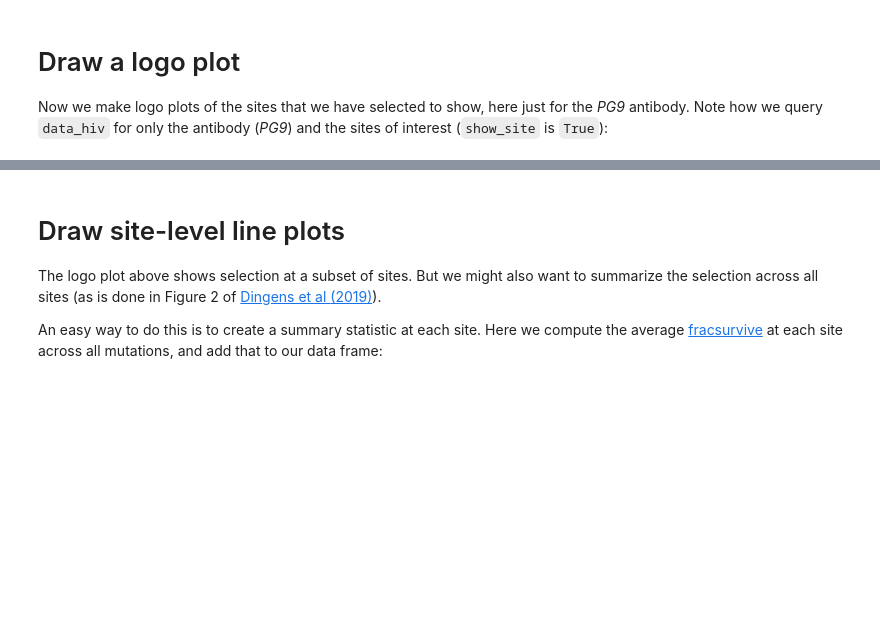
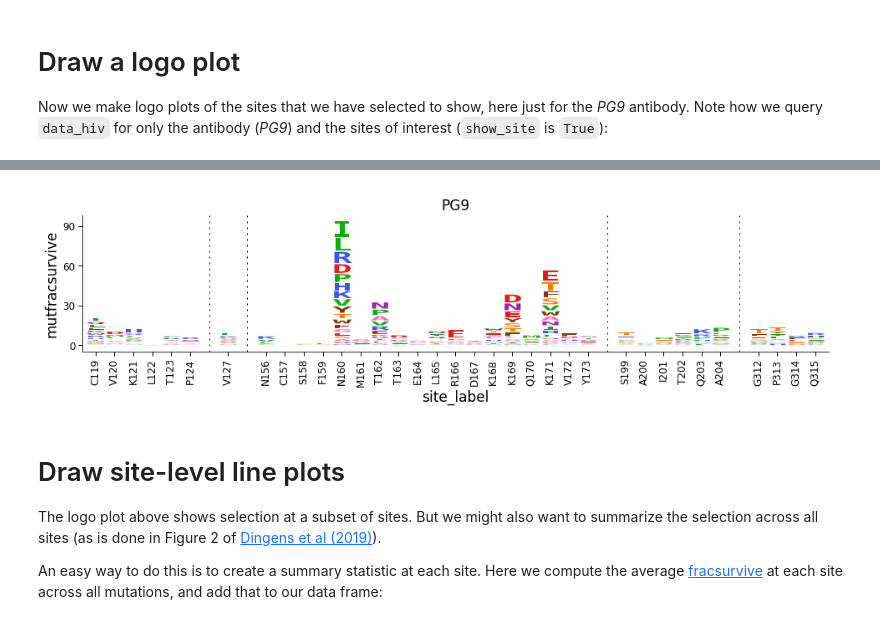
Before and after one commit to jbloomlab/dmslogo, a Jupyter notebook: examples_full.ipynb, the cells around one changed output, grey strips where cells are left out. Saved outputs shown, nothing was run; the diff lists cells and outputs as text; code cells hidden in the pictures; blank space fills up the shorter version.

```diff
--- a/examples_full.ipynb
+++ b/examples_full.ipynb
@@ -363,3 +383,12 @@ fig, ax = dmslogo.draw_logo(data_hiv.query('antibody == "PG9"').query('show_site
+# %%
+fig, ax = dmslogo.draw_logo(data_hiv.query('antibody == "PG9"').query('show_site').assign(mutfracsurvive=lambda x: 50 * x.mutfracsurvive),
+                            x_col='isite',
+                            letter_col='mutation',
+                            letter_height_col='mutfracsurvive',
+                            xtick_col='site_label',
+                            title='PG9')
+# %% [output]
+[figure, added]
 # %% [markdown]
 # Draw site-level line plots
 
```
Also changed, not shown: parts of 16 cells of this notebook, 1 other file.
